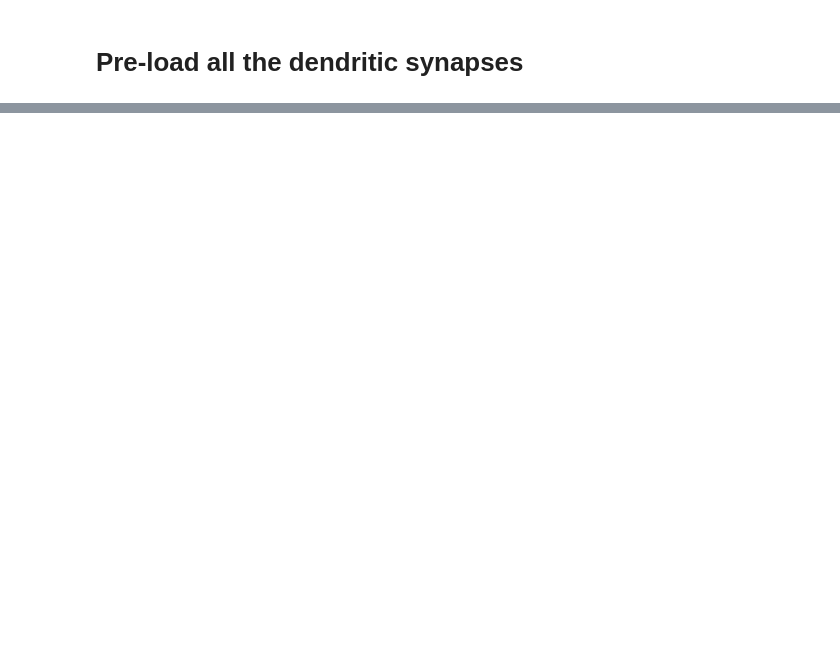
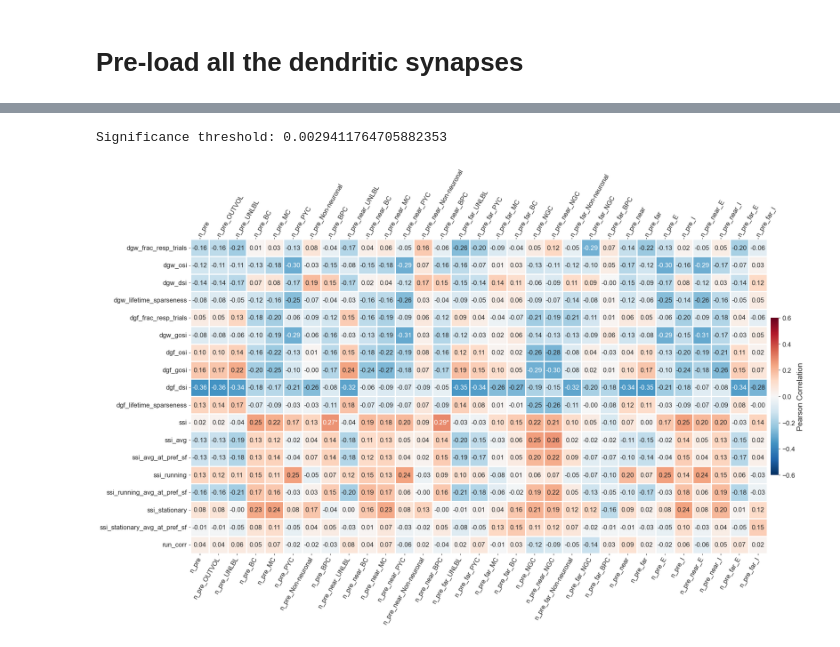
Before and after one commit to AllenInstitute/allen_v1dd, a Jupyter notebook: chase/analysis_notebooks/2023-04-06_coreg-ssi-inputs.ipynb, the cells around one changed output, grey strips where cells are left out. Cells and saved outputs as stored; diff of their text form; code cells hidden in the pictures; blank space fills up the shorter version.

```diff
--- a/chase/analysis_notebooks/2023-04-06_coreg-ssi-inputs.ipynb
+++ b/chase/analysis_notebooks/2023-04-06_coreg-ssi-inputs.ipynb
@@ -156,0 +345,45 @@ Loading den synapses for 3 neurons.
+# %%
+corr_df = df.corr()
+corr_df = corr_df.loc[df.columns[df_col_ophys_start:df_col_em_start]][df.columns[df_col_em_start:]]
+proba_df = corr_df.copy()
+
+for row in corr_df.index:
+    a = df[row].values
+    for col in corr_df.columns:
+        b = df[col].values
+        test_result = scipy.stats.pearsonr(a, b)
+        assert np.allclose(test_result.statistic, corr_df.at[row, col])
+        # corr_df.at[row, col] = test_result.statistic
+        proba_df.at[row, col] = test_result.pvalue
+
+fig, ax = plt.subplots(figsize=(20, 12))
+
+heatmap_data = corr_df.values
+n_comparisons = len(corr_df.index) - 1
+sig_thresh = 0.05 / n_comparisons
+print(f"Significance threshold: {sig_thresh}")
+
+annot = np.char.mod("%.2f", corr_df.values).astype(str)
+annot[proba_df.values < 0.05] = np.char.add(annot[proba_df.values < 0.05], "*")
+
+v = 0.6
+sns.heatmap(
+    heatmap_data,
+    vmin=-v, vmax=v, cmap="RdBu_r",
+    annot=annot, fmt='s',
+    linewidths=1,
+    cbar=True, cbar_kws=dict(shrink=0.5, pad=0.005, label="Pearson Correlation"),
+    square=False,
+    xticklabels=corr_df.columns,
+    yticklabels=corr_df.index.values,
+    ax=ax
+)
+
+ax.tick_params(axis="x", bottom=True, top=True, labelbottom=True, labeltop=True)
+plt.setp([tick.label1 for tick in ax.xaxis.get_major_ticks()], rotation=60, ha="right", va="center", rotation_mode="anchor")
+plt.setp([tick.label2 for tick in ax.xaxis.get_major_ticks()], rotation=60, ha="left", va="center", rotation_mode="anchor")
+fig.tight_layout()
+fig.savefig(f"/Users/chase/Desktop/em-ophys-correlations-v{em_client.version}.png", bbox_inches="tight")
+# %% [output]
+Significance threshold: 0.0029411764705882353
+[figure, added]
```
Also changed, not shown: parts of 21 cells of this notebook, 9 other files.
